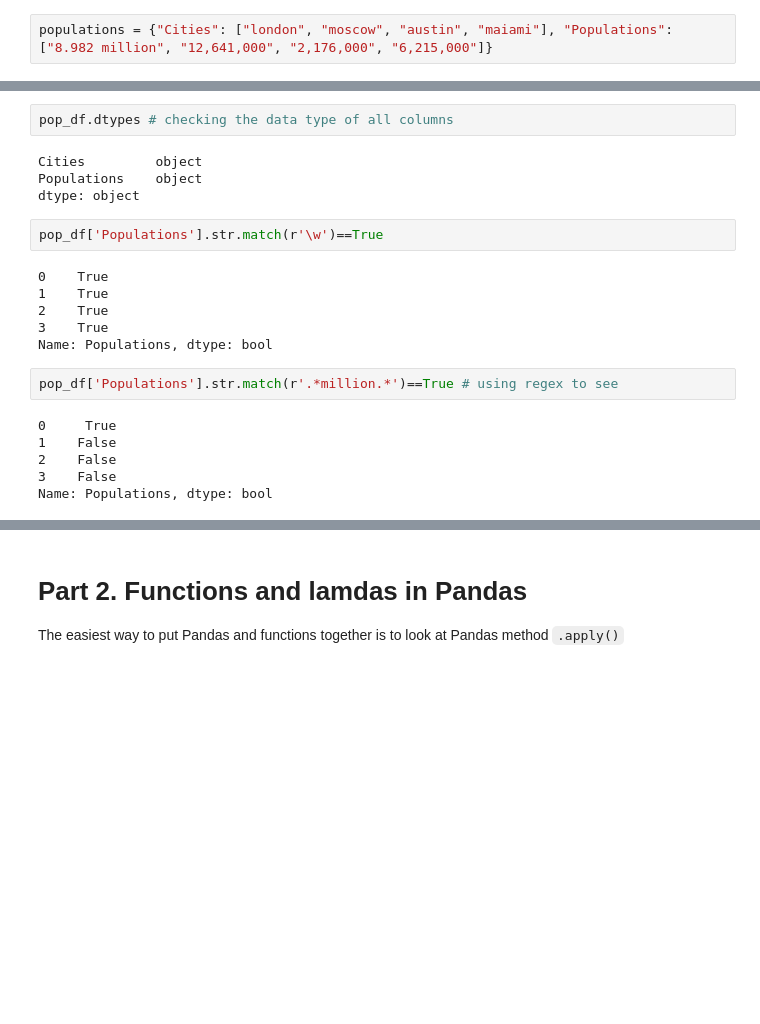
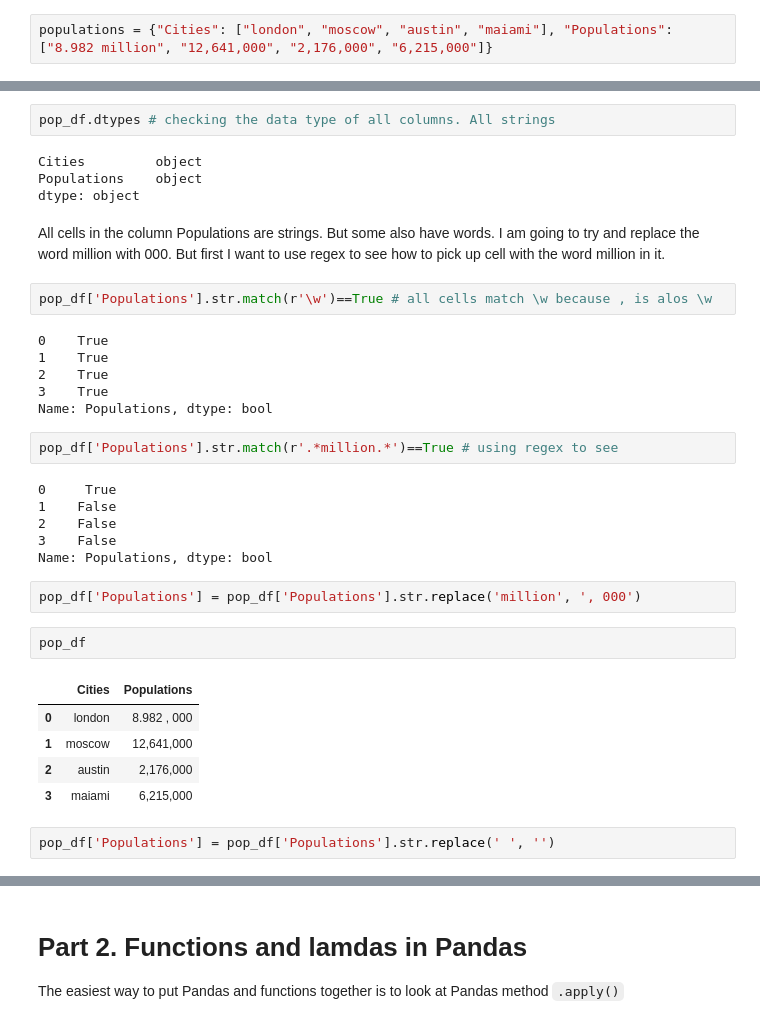
Before and after one commit to EDGENortheastern/recap-solved, a Jupyter notebook: recap.ipynb, the cells around one changed output, grey strips where cells are left out. Drawn from its saved outputs; the diff is of its cells as text; blank space fills up the shorter version.

```diff
--- a/recap.ipynb
+++ b/recap.ipynb
@@ -150,11 +162,13 @@ Help on property:
 # %%
-pop_df.dtypes # checking the data type of all columns
+pop_df.dtypes # checking the data type of all columns. All strings
 # %% [output]
 Cities         object
 Populations    object
 dtype: object
+# %% [markdown]
+All cells in the column Populations are strings. But some also have words. I am going to try and replace the word million with 000. But first I want to use regex to see how to pick up cell with the word million in it.
 # %%
-pop_df['Populations'].str.match(r'\w')==True
+pop_df['Populations'].str.match(r'\w')==True # all cells match \w because , is alos \w
 # %% [output]
 0    True
 1    True
@@ -169,3 +183,15 @@ pop_df['Populations'].str.match(r'.*million.*')==True # using regex to see
 2    False
 3    False
 Name: Populations, dtype: bool
+# %%
+pop_df['Populations'] = pop_df['Populations'].str.replace('million', ', 000')
+# %%
+pop_df
+# %% [output]
+|  | Cities | Populations |
+| 0 | london | 8.982 , 000 |
+| 1 | moscow | 12,641,000 |
+| 2 | austin | 2,176,000 |
+| 3 | maiami | 6,215,000 |
+# %%
+pop_df['Populations'] = pop_df['Populations'].str.replace(' ', '')
```
Also changed, not shown: parts of 34 cells of this notebook.
